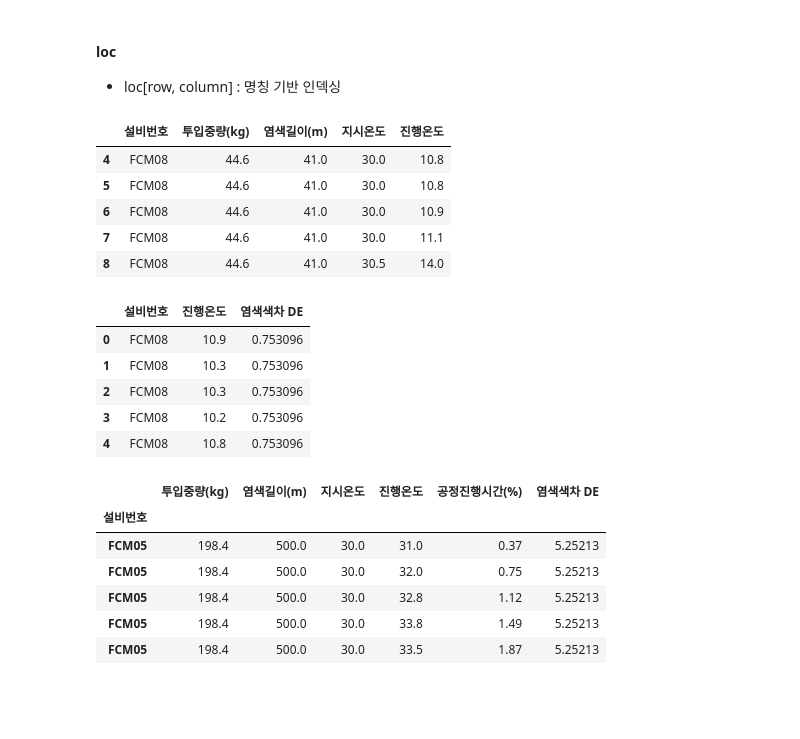
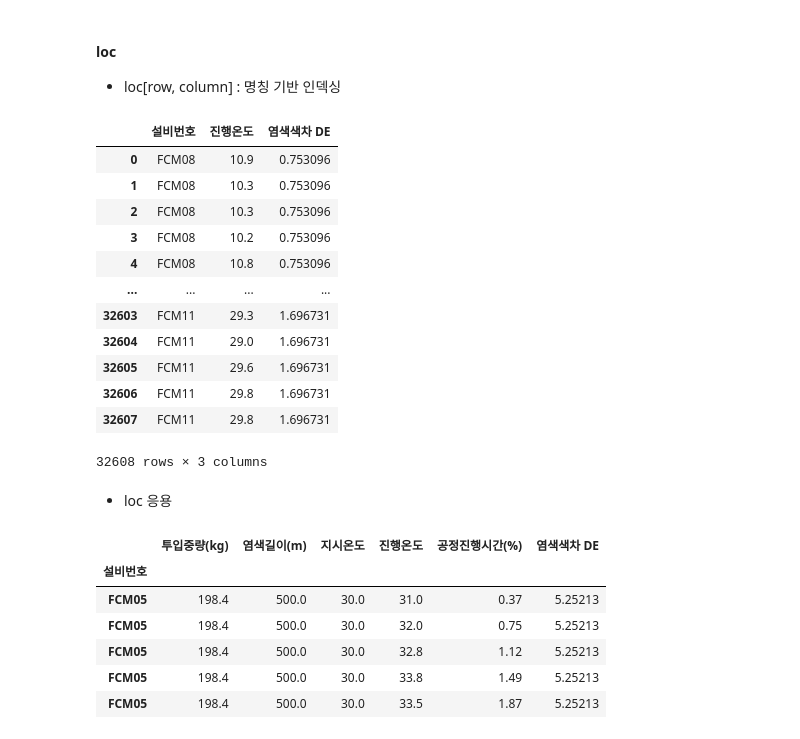
Before and after one commit to tech-ai88/Data, a Jupyter notebook: 01.Pandas.ipynb, the cells around one changed output. Saved outputs shown, nothing was run; the diff lists cells and outputs as text; code cells hidden in the pictures; blank space fills up the shorter version.

```diff
--- a/01.Pandas.ipynb
+++ b/01.Pandas.ipynb
@@ -360,22 +386,23 @@ dye.iloc[:3, :]         # 행 0 ~ 2  / 참고 dye.iloc[:3, ] 열 생략 가능,
 #### loc
 - loc[row, column] : 명칭 기반 인덱싱
 # %%
-dye.loc[4:20, '설비번호':'진행온도'].head()
+dye.loc[4:20, '설비번호':'진행온도']     # 행 4 ~ 20, 열 설비번호 ~ 진행온도
+dye.loc[:, ['설비번호', '진행온도', '염색색차 DE']]
 # %% [output]
-|  | 설비번호 | 투입중량(kg) | 염색길이(m) | 지시온도 | 진행온도 |
-| 4 | FCM08 | 44.6 | 41.0 | 30.0 | 10.8 |
-| 5 | FCM08 | 44.6 | 41.0 | 30.0 | 10.8 |
-| 6 | FCM08 | 44.6 | 41.0 | 30.0 | 10.9 |
-| 7 | FCM08 | 44.6 | 41.0 | 30.0 | 11.1 |
-| 8 | FCM08 | 44.6 | 41.0 | 30.5 | 14.0 |
+|  | 설비번호 | 진행온도 | 염색색차 DE |
+| 0 | FCM08 | 10.9 | 0.753096 |
+| 1 | FCM08 | 10.3 | 0.753096 |
+| 2 | FCM08 | 10.3 | 0.753096 |
+| 3 | FCM08 | 10.2 | 0.753096 |
+| 4 | FCM08 | 10.8 | 0.753096 |
+| ... | ... | ... | ... |
+| 32603 | FCM11 | 29.3 | 1.696731 |
+| 32604 | FCM11 | 29.0 | 1.696731 |
+| 32605 | FCM11 | 29.6 | 1.696731 |
+| 32606 | FCM11 | 29.8 | 1.696731 |
+| 32607 | FCM11 | 29.8 | 1.696731 |
+32608 rows × 3 columns
-# %%
-dye.loc[:, ['설비번호', '진행온도', '염색색차 DE']].head()
-# %% [output]
-|  | 설비번호 | 진행온도 | 염색색차 DE |
-| 0 | FCM08 | 10.9 | 0.753096 |
-| 1 | FCM08 | 10.3 | 0.753096 |
-| 2 | FCM08 | 10.3 | 0.753096 |
-| 3 | FCM08 | 10.2 | 0.753096 |
-| 4 | FCM08 | 10.8 | 0.753096 |
+# %% [markdown]
+- loc 응용
 # %%
 imsi=dye.copy()                                    # 주로 시계열에서 사용
```
Also changed, not shown: parts of 59 cells of this notebook, 2 other files.
